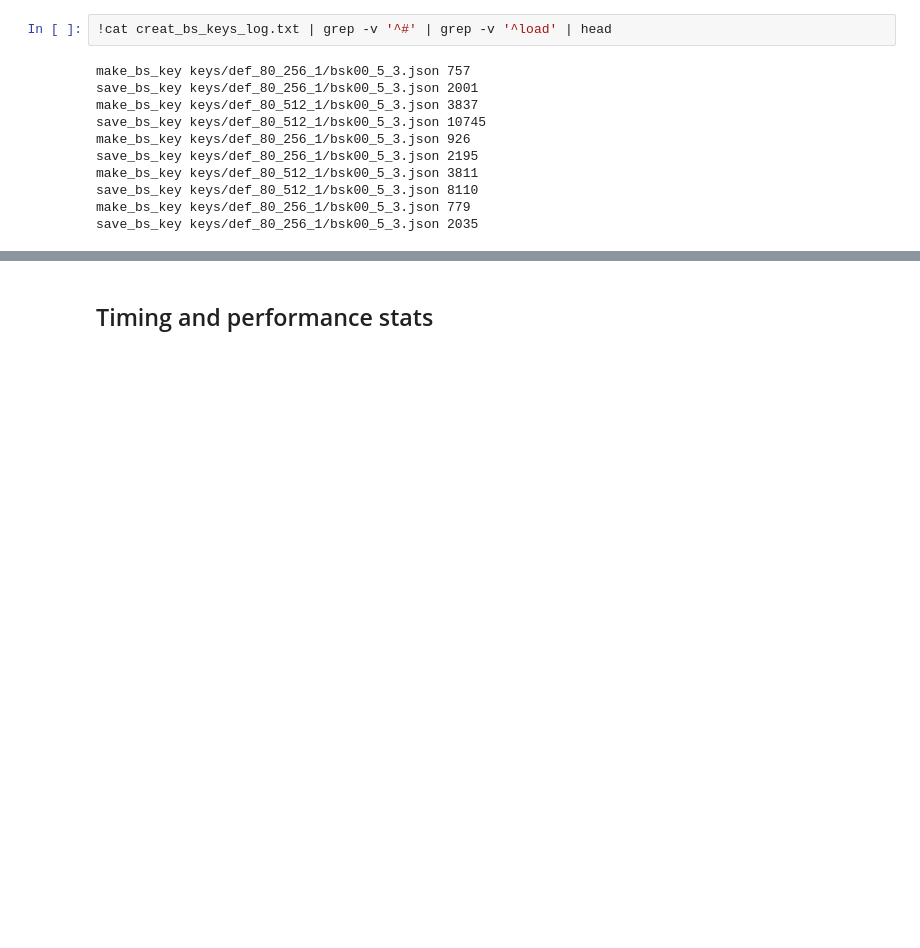
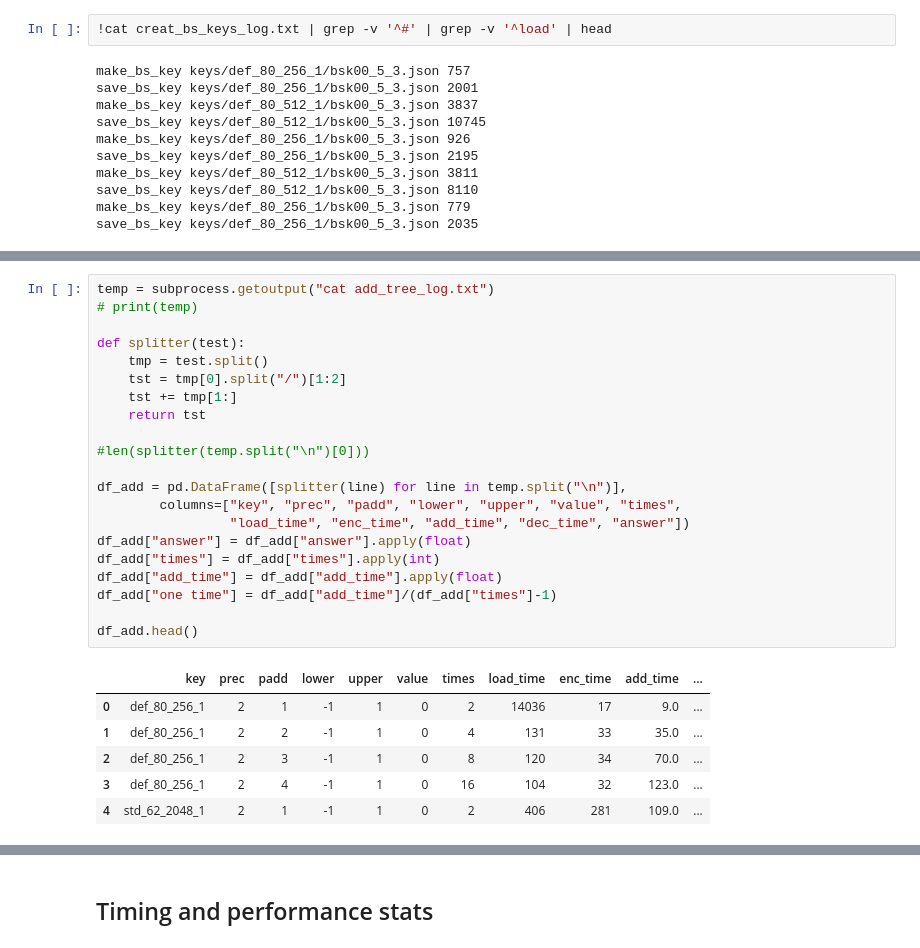
Before and after one commit to rickardbrannvall/HEIDA, a Jupyter notebook: examples/test_performance/basic_stats.ipynb, the cells around one changed output, grey strips where cells are left out. Cells and saved outputs as stored; diff of their text form; blank space fills up the shorter version.

```diff
--- a/examples/test_performance/basic_stats.ipynb
+++ b/examples/test_performance/basic_stats.ipynb
@@ -233,0 +257,28 @@ df.pivot_table(values="time", index=["test","level"], columns=["key","base log"]
+# %%
+temp = subprocess.getoutput("cat add_tree_log.txt")
+# print(temp)
+
+def splitter(test):
+    tmp = test.split()
+    tst = tmp[0].split("/")[1:2]
+    tst += tmp[1:]
+    return tst
+
+#len(splitter(temp.split("\n")[0]))
+
+df_add = pd.DataFrame([splitter(line) for line in temp.split("\n")],
+        columns=["key", "prec", "padd", "lower", "upper", "value", "times",
+                 "load_time", "enc_time", "add_time", "dec_time", "answer"])
+df_add["answer"] = df_add["answer"].apply(float)
+df_add["times"] = df_add["times"].apply(int)
+df_add["add_time"] = df_add["add_time"].apply(float)
+df_add["one time"] = df_add["add_time"]/(df_add["times"]-1)
+
+df_add.head()
+# %% [output]
+|  | key | prec | padd | lower | upper | value | times | load_time | enc_time | add_time | ... |
+| 0 | def_80_256_1 | 2 | 1 | -1 | 1 | 0 | 2 | 14036 | 17 | 9.0 | ... |
+| 1 | def_80_256_1 | 2 | 2 | -1 | 1 | 0 | 4 | 131 | 33 | 35.0 | ... |
+| 2 | def_80_256_1 | 2 | 3 | -1 | 1 | 0 | 8 | 120 | 34 | 70.0 | ... |
+| 3 | def_80_256_1 | 2 | 4 | -1 | 1 | 0 | 16 | 104 | 32 | 123.0 | ... |
+| 4 | std_62_2048_1 | 2 | 1 | -1 | 1 | 0 | 2 | 406 | 281 | 109.0 | ... |
```
Also changed, not shown: parts of 24 cells of this notebook, 8 other files.
